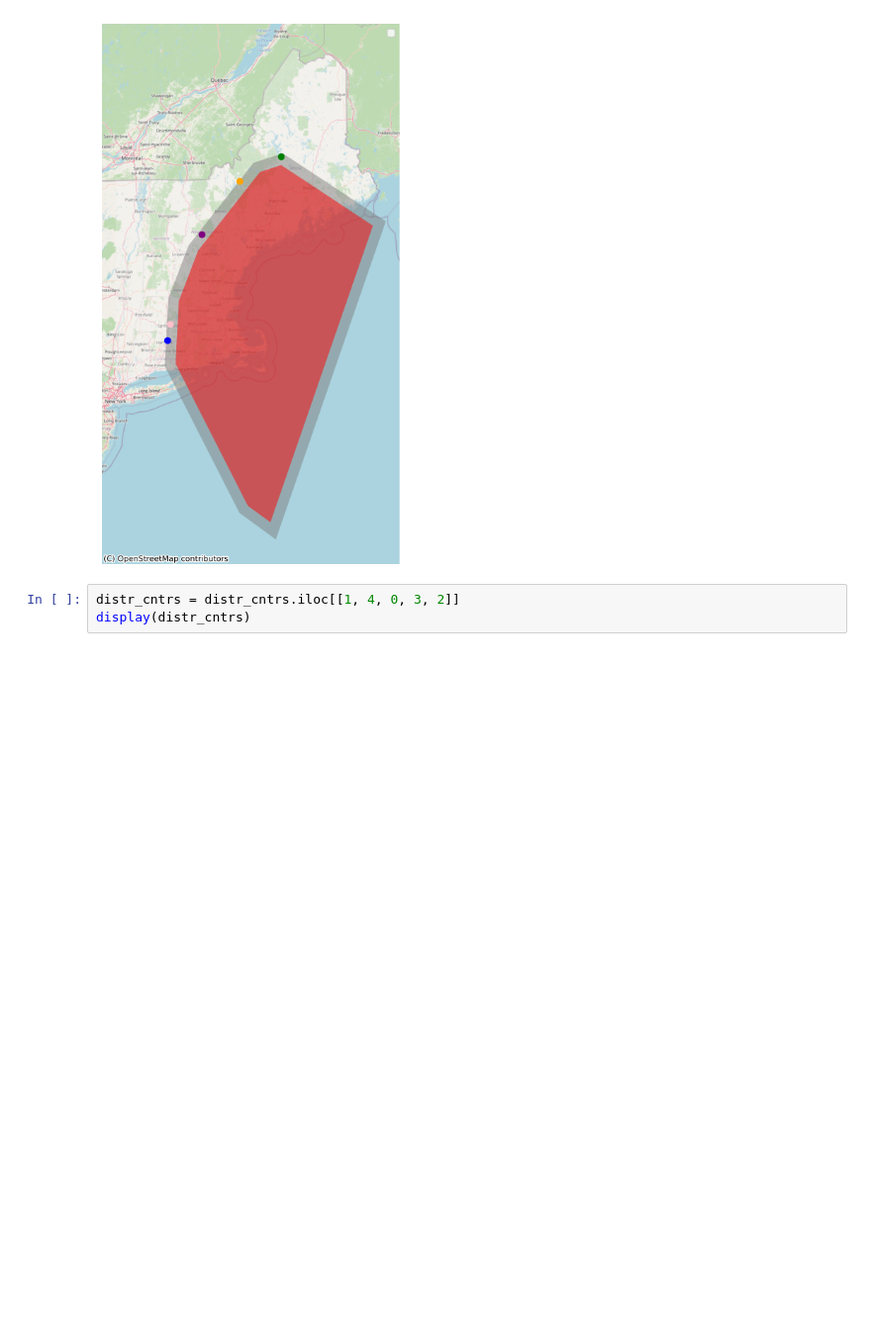
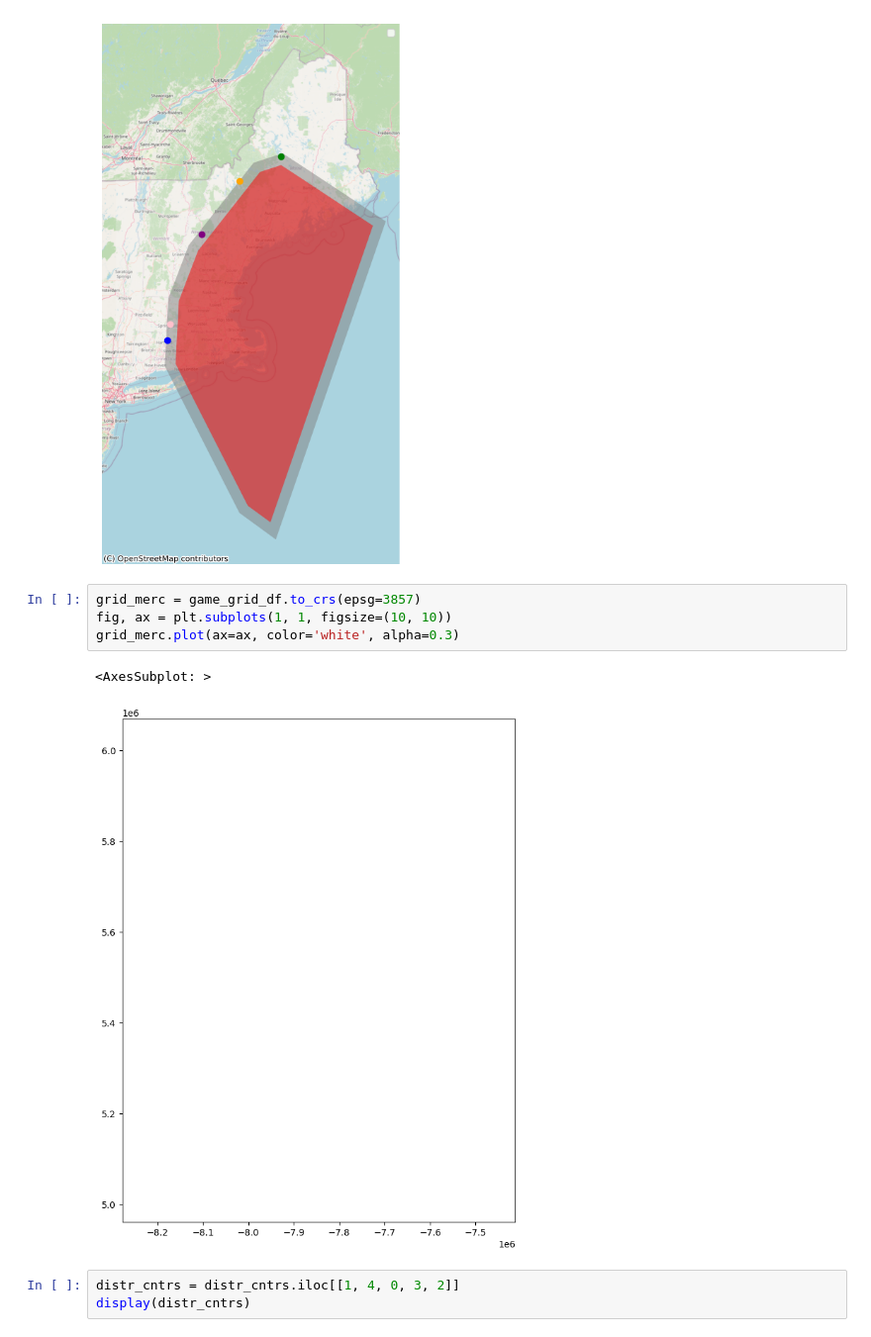
Before and after one commit to bwsi-hadr-2025-final-project/Logistics, a Jupyter notebook: src/Notebook 1.ipynb, the cells around one changed output. Shown at 99% size. Cells and saved outputs as stored; diff of their text form; blank space fills up the shorter version.

```diff
--- a/src/Notebook 1.ipynb
+++ b/src/Notebook 1.ipynb
@@ -334,6 +334,13 @@ plt.show()
 # %% [output]
 No artists with labels found to put in legend.  Note that artists whose label start with an underscore are ignored when legend() is called with no argument.
 [figure]
+# %%
+grid_merc = game_grid_df.to_crs(epsg=3857)
+fig, ax = plt.subplots(1, 1, figsize=(10, 10))
+grid_merc.plot(ax=ax, color='white', alpha=0.3)
+# %% [output]
+<AxesSubplot: >
+[figure, added]
 # %%
 distr_cntrs = distr_cntrs.iloc[[1, 4, 0, 3, 2]]
 display(distr_cntrs)
```
